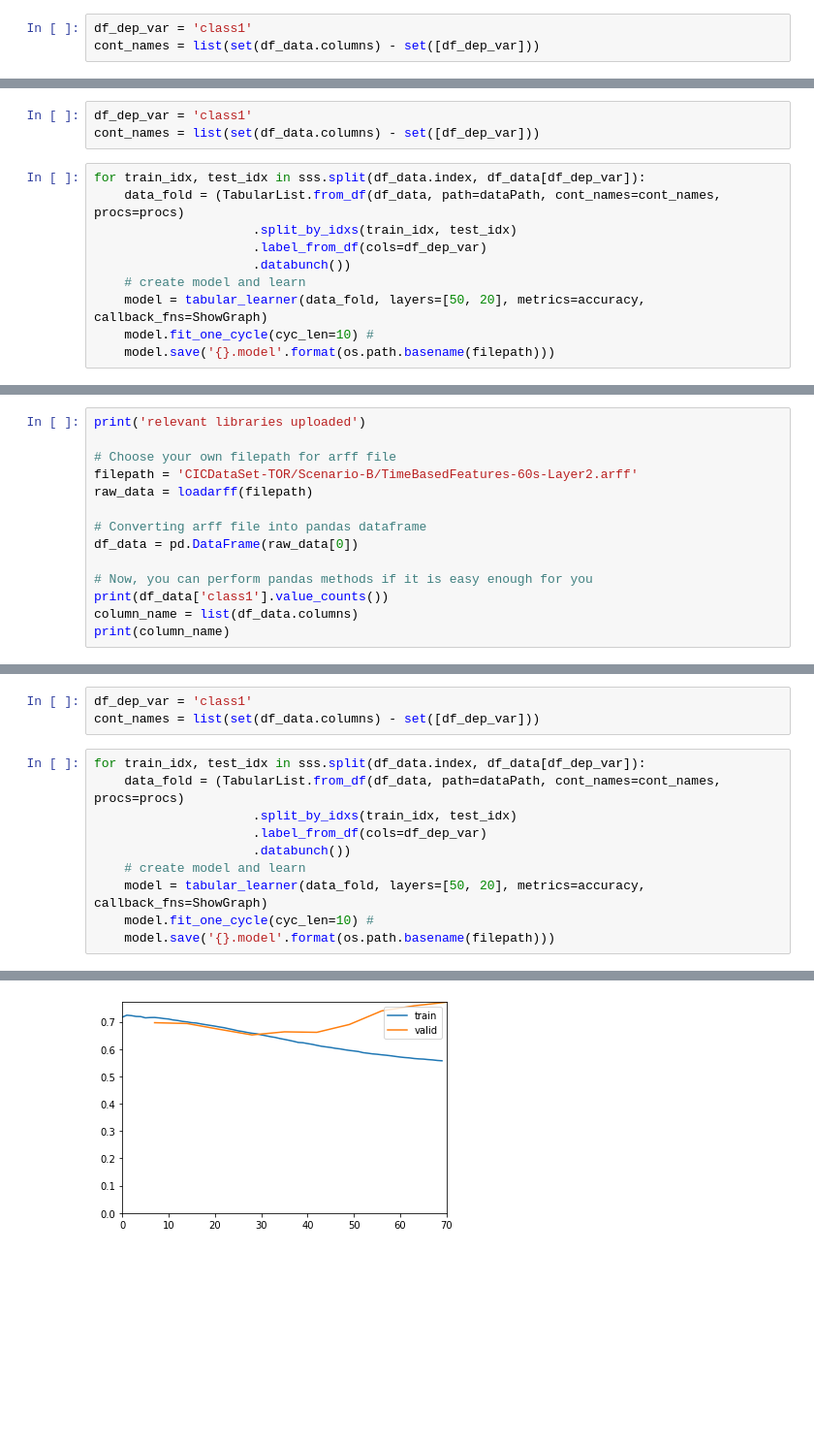
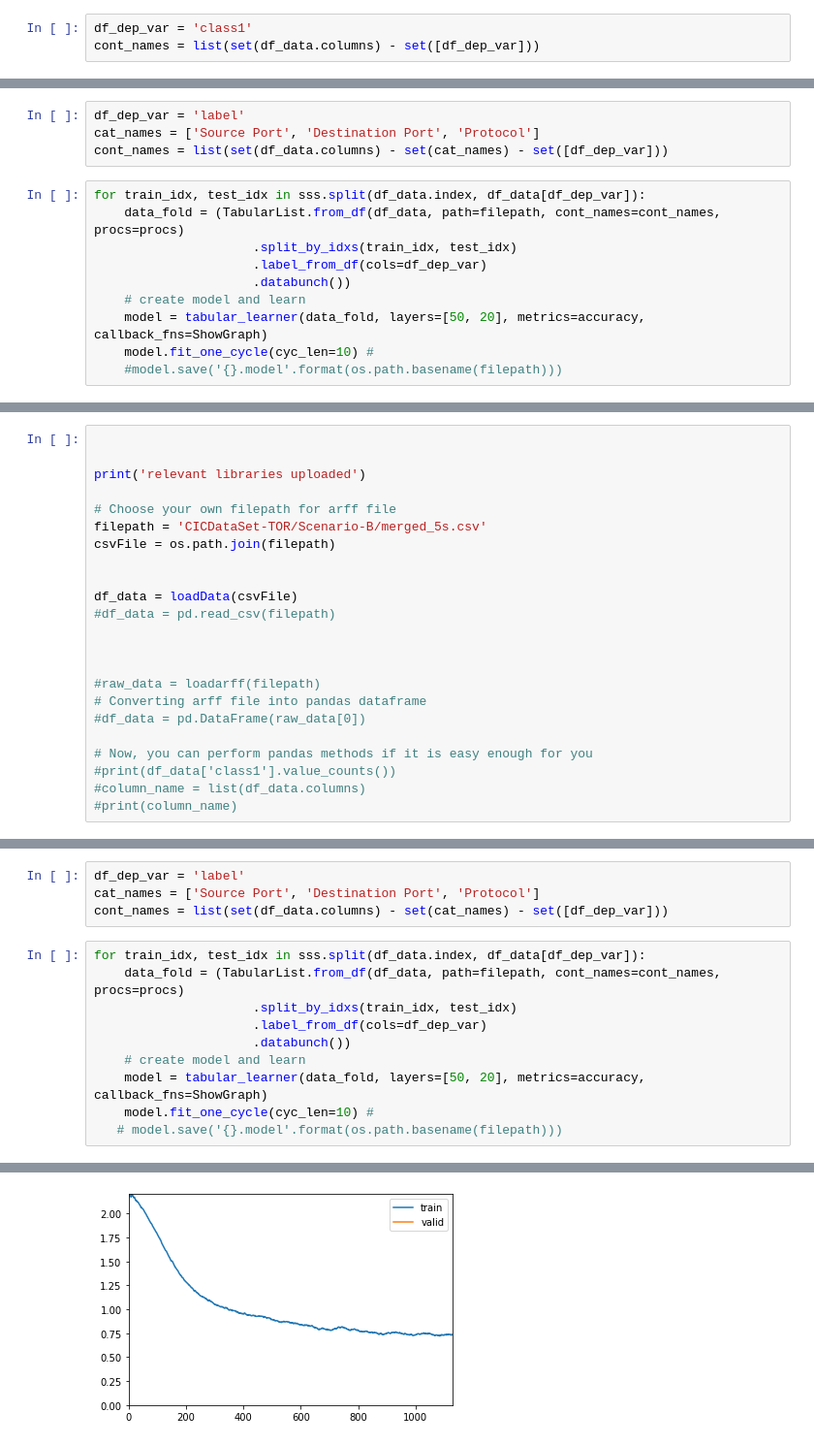
Before and after one commit to Colorado-Mesa-University-Cybersecurity/DeepLearning-TorTraffic, a Jupyter notebook: notebooks/Fast-AI Unbalanced Scenario B .ipynb, the cells around one changed output, grey strips where cells are left out. Shown: that part at 97% size. Saved outputs shown, nothing was run; the diff lists cells and outputs as text; blank space fills up the shorter version.

```diff
--- a/notebooks/Fast-AI Unbalanced Scenario B .ipynb
+++ b/notebooks/Fast-AI Unbalanced Scenario B .ipynb
@@ -497,15 +539,16 @@ Name: class1, dtype: int64
 # %%
-df_dep_var = 'class1'
-cont_names = list(set(df_data.columns) - set([df_dep_var]))
+df_dep_var = 'label'
+cat_names = ['Source Port', 'Destination Port', 'Protocol']
+cont_names = list(set(df_data.columns) - set(cat_names) - set([df_dep_var]))
 # %%
 for train_idx, test_idx in sss.split(df_data.index, df_data[df_dep_var]):
-    data_fold = (TabularList.from_df(df_data, path=dataPath, cont_names=cont_names, procs=procs)
+    data_fold = (TabularList.from_df(df_data, path=filepath, cont_names=cont_names, procs=procs)
                      .split_by_idxs(train_idx, test_idx)
                      .label_from_df(cols=df_dep_var)
                      .databunch())
     # create model and learn
     model = tabular_learner(data_fold, layers=[50, 20], metrics=accuracy, callback_fns=ShowGraph)
     model.fit_one_cycle(cyc_len=10) #
-    model.save('{}.model'.format(os.path.basename(filepath)))
+    #model.save('{}.model'.format(os.path.basename(filepath)))
 # %% [output]
 | epoch | train_loss | valid_loss | accuracy | time |
@@ -548,16 +591,25 @@ interp.plot_confusion_matrix()
 # %%
+
+
 print('relevant libraries uploaded')
 
 # Choose your own filepath for arff file
-filepath = 'CICDataSet-TOR/Scenario-B/TimeBasedFeatures-60s-Layer2.arff'
-raw_data = loadarff(filepath)
+filepath = 'CICDataSet-TOR/Scenario-B/merged_5s.csv'
+csvFile = os.path.join(filepath)
 
+
+df_data = loadData(csvFile)
+#df_data = pd.read_csv(filepath)
+
+
+
+#raw_data = loadarff(filepath)
 # Converting arff file into pandas dataframe
-df_data = pd.DataFrame(raw_data[0])
+#df_data = pd.DataFrame(raw_data[0])
 
 # Now, you can perform pandas methods if it is easy enough for you
-print(df_data['class1'].value_counts())
-column_name = list(df_data.columns)
-print(column_name)
+#print(df_data['class1'].value_counts())
+#column_name = list(df_data.columns)
+#print(column_name)
 # %% [output]
 relevant libraries uploaded
@@ -574,15 +636,16 @@ Name: class1, dtype: int64
 # %%
-df_dep_var = 'class1'
-cont_names = list(set(df_data.columns) - set([df_dep_var]))
+df_dep_var = 'label'
+cat_names = ['Source Port', 'Destination Port', 'Protocol']
+cont_names = list(set(df_data.columns) - set(cat_names) - set([df_dep_var]))
 # %%
 for train_idx, test_idx in sss.split(df_data.index, df_data[df_dep_var]):
-    data_fold = (TabularList.from_df(df_data, path=dataPath, cont_names=cont_names, procs=procs)
+    data_fold = (TabularList.from_df(df_data, path=filepath, cont_names=cont_names, procs=procs)
                      .split_by_idxs(train_idx, test_idx)
                      .label_from_df(cols=df_dep_var)
                      .databunch())
     # create model and learn
     model = tabular_learner(data_fold, layers=[50, 20], metrics=accuracy, callback_fns=ShowGraph)
     model.fit_one_cycle(cyc_len=10) #
-    model.save('{}.model'.format(os.path.basename(filepath)))
+   # model.save('{}.model'.format(os.path.basename(filepath)))
 # %% [output]
 | epoch | train_loss | valid_loss | accuracy | time |
@@ -611,4 +674,4 @@ for train_idx, test_idx in sss.split(df_data.index, df_data[df_dep_var]):
-[figure, old version]
+[figure, new version]
 # %%
 loss, acc = model.validate()
 print('loss {}: accuracy: {:.2f}%'.format(loss, acc*100))
```
Also changed, not shown: parts of 60 cells of this notebook, 1 other file.
